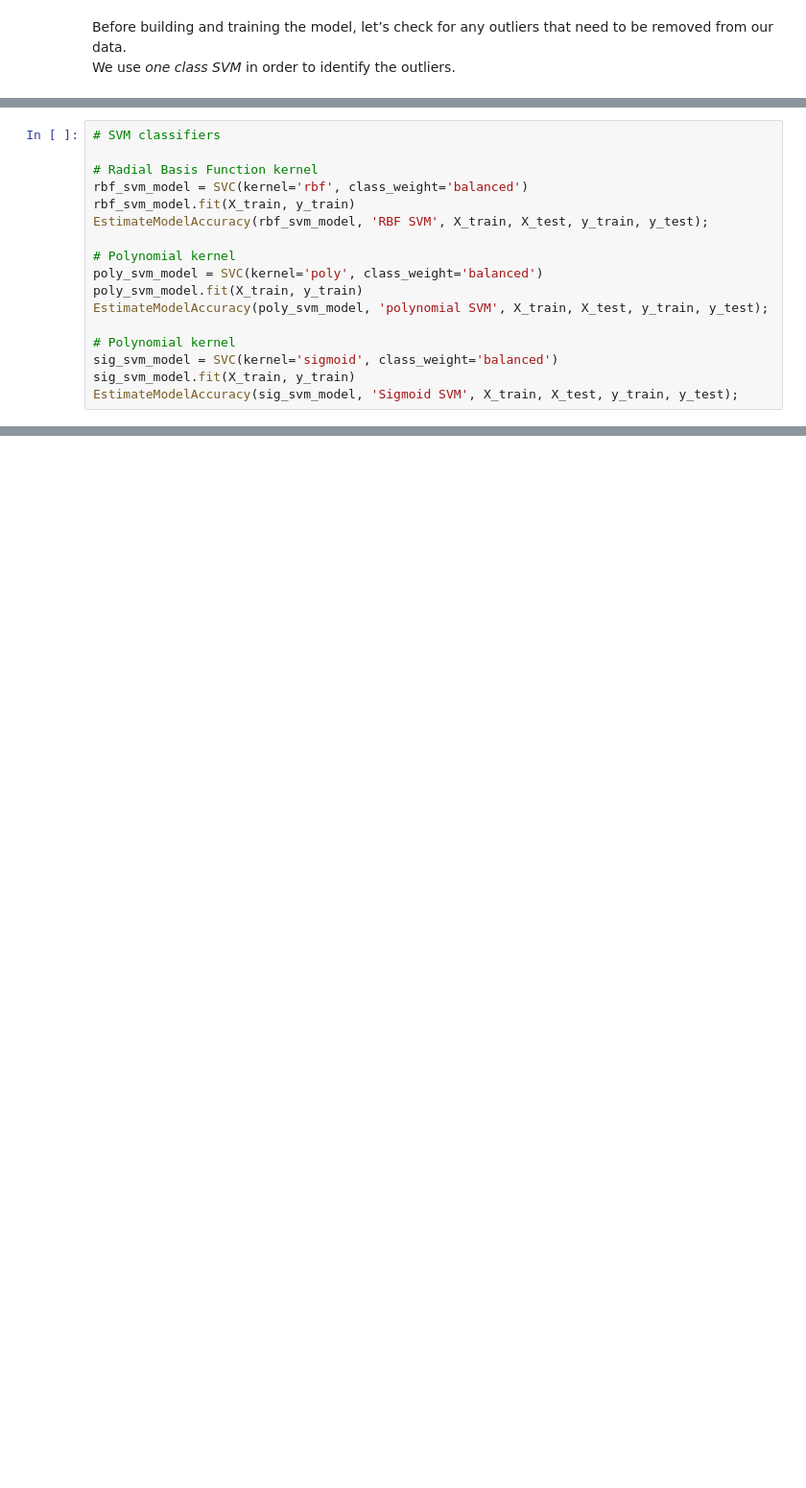
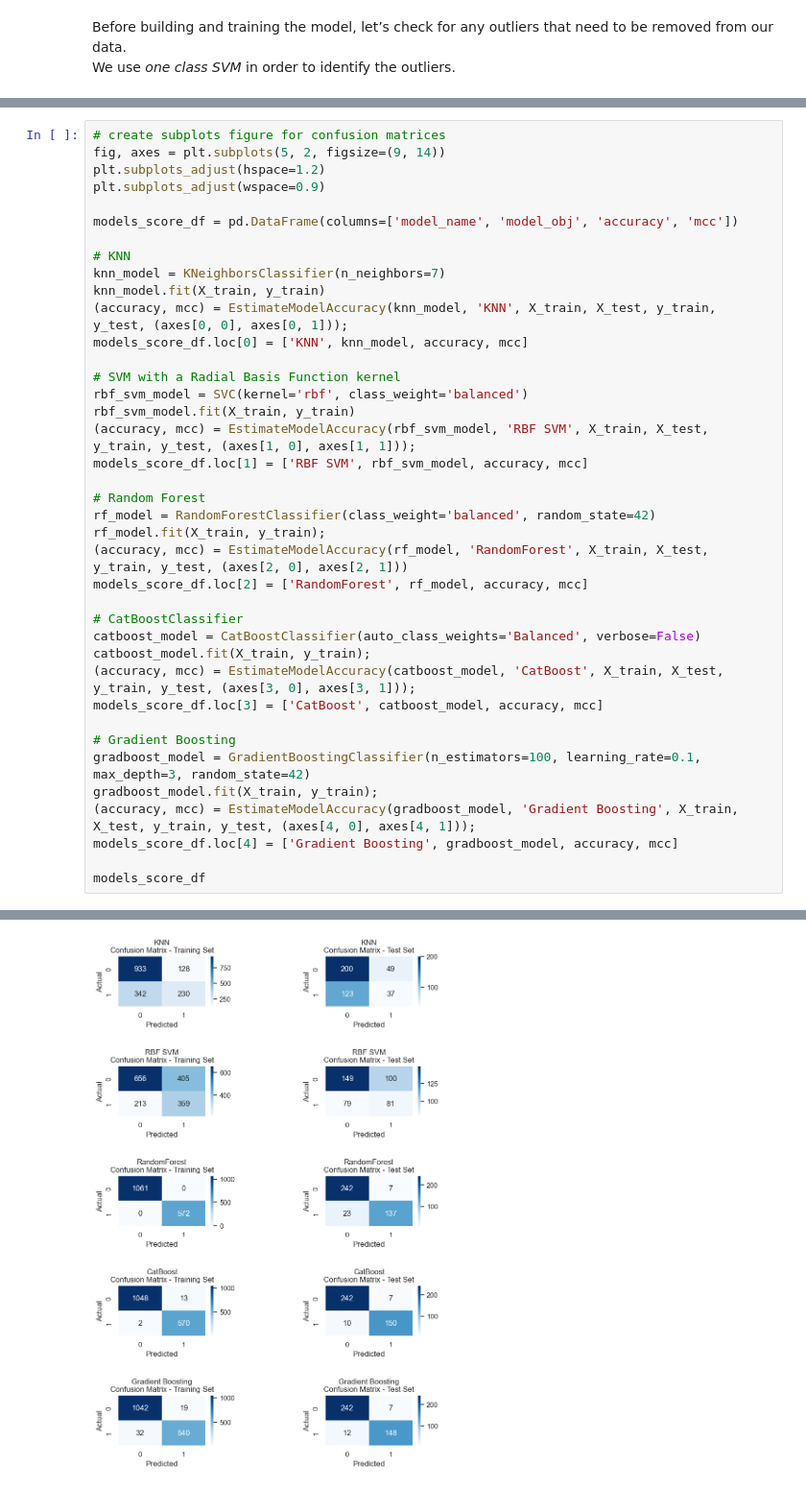
Before and after one commit to gbook0/Alzheimer-Data-Analysis, a Jupyter notebook: Alzheimer.ipynb, the cells around one changed output, grey strips where cells are left out. Shown: that part at 96% size. Cells and saved outputs as stored; diff of their text form; blank space fills up the shorter version.

```diff
--- a/Alzheimer.ipynb
+++ b/Alzheimer.ipynb
@@ -283,17 +267,0 @@ MCC: -0.03
-# %%
-# SVM classifiers
-
-# Radial Basis Function kernel
-rbf_svm_model = SVC(kernel='rbf', class_weight='balanced')
-rbf_svm_model.fit(X_train, y_train)
-EstimateModelAccuracy(rbf_svm_model, 'RBF SVM', X_train, X_test, y_train, y_test);
-
-# Polynomial kernel
-poly_svm_model = SVC(kernel='poly', class_weight='balanced')
-poly_svm_model.fit(X_train, y_train)
-EstimateModelAccuracy(poly_svm_model, 'polynomial SVM', X_train, X_test, y_train, y_test);
-
-# Polynomial kernel
-sig_svm_model = SVC(kernel='sigmoid', class_weight='balanced')
-sig_svm_model.fit(X_train, y_train)
-EstimateModelAccuracy(sig_svm_model, 'Sigmoid SVM', X_train, X_test, y_train, y_test);
@@ -315,0 +268,40 @@ Let's try gradient boosting methods.
+# %%
+# create subplots figure for confusion matrices
+fig, axes = plt.subplots(5, 2, figsize=(9, 14))
+plt.subplots_adjust(hspace=1.2)
+plt.subplots_adjust(wspace=0.9)
+
+models_score_df = pd.DataFrame(columns=['model_name', 'model_obj', 'accuracy', 'mcc'])
+
+# KNN
+knn_model = KNeighborsClassifier(n_neighbors=7)
+knn_model.fit(X_train, y_train)
+(accuracy, mcc) = EstimateModelAccuracy(knn_model, 'KNN', X_train, X_test, y_train, y_test, (axes[0, 0], axes[0, 1]));
+models_score_df.loc[0] = ['KNN', knn_model, accuracy, mcc]
+
+# SVM with a Radial Basis Function kernel
+rbf_svm_model = SVC(kernel='rbf', class_weight='balanced')
+rbf_svm_model.fit(X_train, y_train)
+(accuracy, mcc) = EstimateModelAccuracy(rbf_svm_model, 'RBF SVM', X_train, X_test, y_train, y_test, (axes[1, 0], axes[1, 1]));
+models_score_df.loc[1] = ['RBF SVM', rbf_svm_model, accuracy, mcc]
+
+# Random Forest
+rf_model = RandomForestClassifier(class_weight='balanced', random_state=42)
+rf_model.fit(X_train, y_train);
+(accuracy, mcc) = EstimateModelAccuracy(rf_model, 'RandomForest', X_train, X_test, y_train, y_test, (axes[2, 0], axes[2, 1]))
+models_score_df.loc[2] = ['RandomForest', rf_model, accuracy, mcc]
+
+# CatBoostClassifier
+catboost_model = CatBoostClassifier(auto_class_weights='Balanced', verbose=False)
+catboost_model.fit(X_train, y_train);
+(accuracy, mcc) = EstimateModelAccuracy(catboost_model, 'CatBoost', X_train, X_test, y_train, y_test, (axes[3, 0], axes[3, 1]));
+models_score_df.loc[3] = ['CatBoost', catboost_model, accuracy, mcc]
+
+# Gradient Boosting
+gradboost_model = GradientBoostingClassifier(n_estimators=100, learning_rate=0.1, max_depth=3, random_state=42)
+gradboost_model.fit(X_train, y_train);
+(accuracy, mcc) = EstimateModelAccuracy(gradboost_model, 'Gradient Boosting', X_train, X_test, y_train, y_test, (axes[4, 0], axes[4, 1]));
+models_score_df.loc[4] = ['Gradient Boosting', gradboost_model, accuracy, mcc]
+
+models_score_df
+# %% [output]
@@ -315,0 +314 @@ Let's try gradient boosting methods.
+[figure, new version]
```
Also changed, not shown: parts of 34 cells of this notebook.
